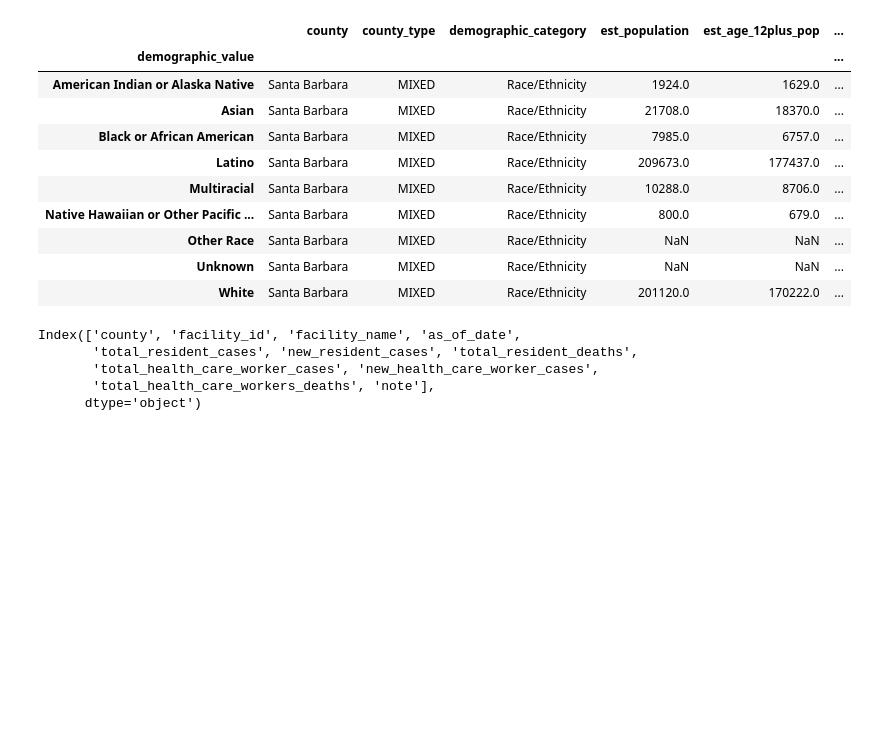
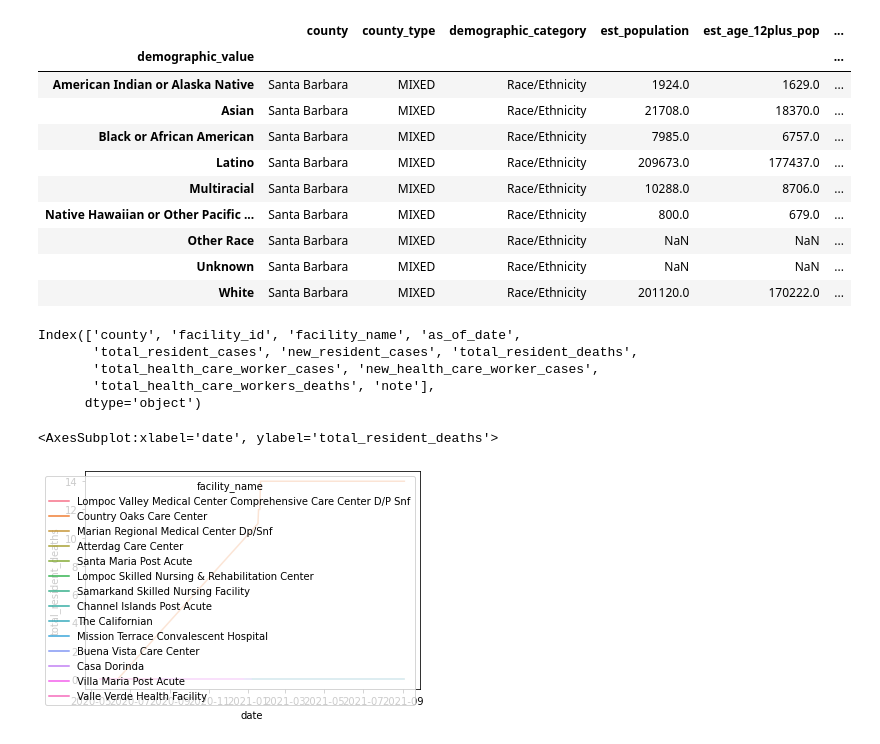
Before and after one commit to dailynexusdata/covid-dashboard, a Jupyter notebook: src/package/webscrape.ipynb, the cells around one changed output. Cells and saved outputs as stored; diff of their text form; code cells hidden in the pictures; blank space fills up the shorter version.

```diff
--- a/src/package/webscrape.ipynb
+++ b/src/package/webscrape.ipynb
@@ -156,6 +192,7 @@ raceGroups.groupby("demographic_value").first()
 nursing = pd.read_csv("https://data.chhs.ca.gov/dataset/7759311f-1aa8-4ff6-bfbb-ba8f64290ae2/resource/d4d68f74-9176-4969-9f07-1546d81db5a7/download/covid19datanursinghome.csv")
 nursing = nursing[nursing["county"] == "Santa Barbara"]
 print(nursing.columns)
+nursing["date"] = pd.to_datetime(nursing["as_of_date"])
 # %% [output]
 Index(['county', 'facility_id', 'facility_name', 'as_of_date',
        'total_resident_cases', 'new_resident_cases', 'total_resident_deaths',
@@ -171,0 +202,10 @@ iv_cases[["date", "cases", "avg"]].to_csv("../../dist/data/ivcases.csv", index=F
+# %%
+sns.lineplot(
+    x="date",
+    y="total_resident_deaths",
+    data=nursing,
+    hue="facility_name"
+)
+# %% [output]
+<AxesSubplot:xlabel='date', ylabel='total_resident_deaths'>
+[figure, added]
```
Also changed, not shown: parts of 8 cells of this notebook, 13 other files.
